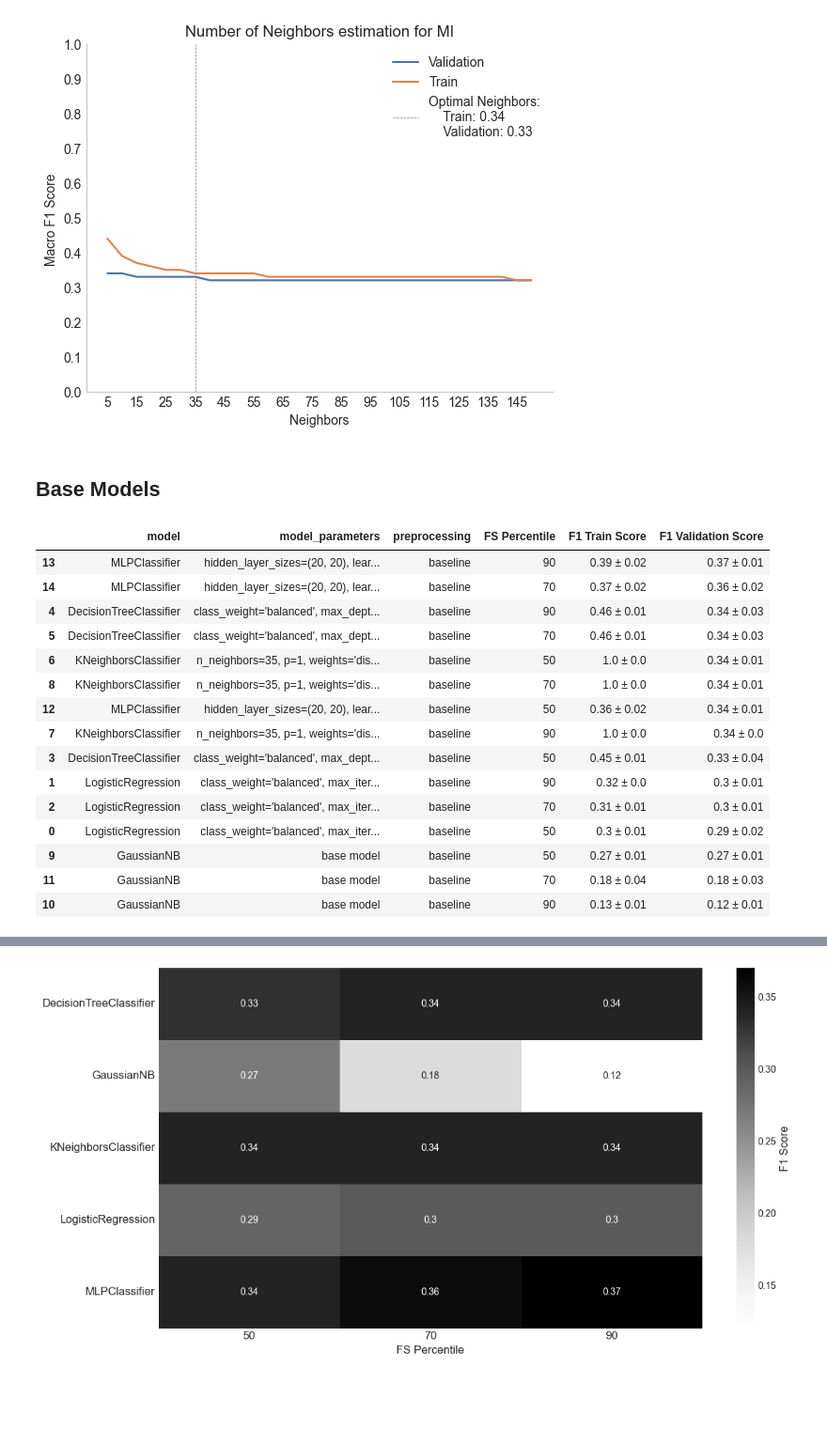
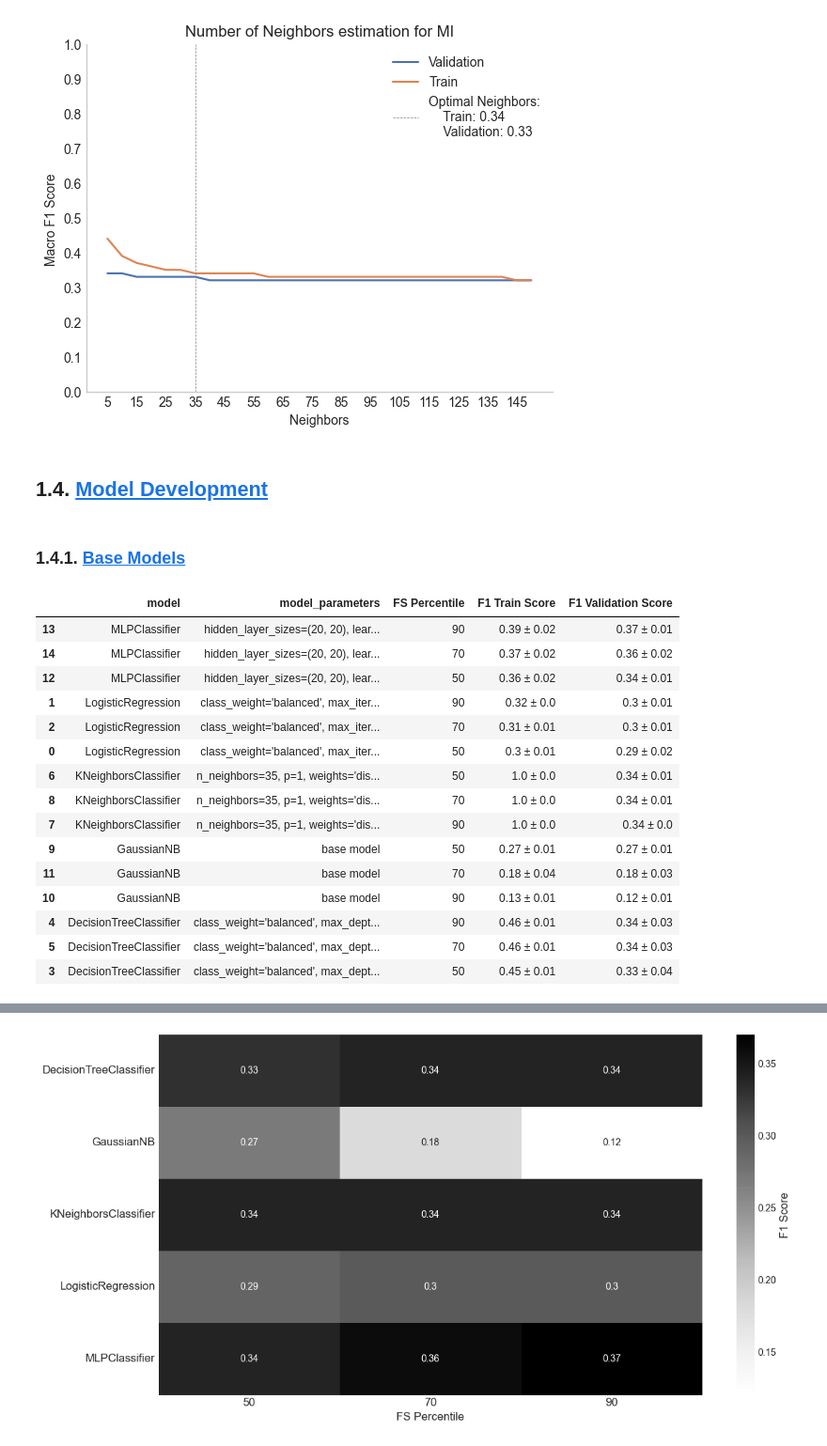
Before and after one commit to DiogoPF/Multiclass_Classification-WCB, a Jupyter notebook: Pipeline_diogo.ipynb, the cells around one changed output, grey strips where cells are left out. Shown: that part at 94% size. Saved outputs shown, nothing was run; the diff lists cells and outputs as text; code cells hidden in the pictures; blank space fills up the shorter version.

Commit message:
figures and tables updated

```diff
--- a/Pipeline_diogo.ipynb
+++ b/Pipeline_diogo.ipynb
@@ -1023,9 +1108,7 @@ class Binary_Feature_Engineering(BaseEstimator, TransformerMixin):
             "Assembly Date",
         ]
         for col in date_columns:
-            X[col] = pd.to_datetime(
-                X[col], errors="coerce"
-            )  # Convert to datetime, coercing invalid values to NaT
+            X[col] = pd.to_datetime(X[col], errors="coerce")
 
         # Missing Date Flags (Assembly Date is never missing)
         for col in ["Accident Date", "C-2 Date", "C-3 Date", "First Hearing Date"]:
@@ -1293,8 +1396,10 @@ plt.title("Number of Neighbors estimation for MI")
 plt.show()
 # %% [output]
 [figure]
-# %% [markdown]
-## Base Models
+# %% [markdown]
+## 1.4. <a id='toc1_4_'></a>[Model Development](#toc0_)
+# %% [markdown]
+### 1.4.1. <a id='toc1_4_1_'></a>[Base Models](#toc0_)
 # %%
 run = False
 
@@ -1371,37 +1476,43 @@ if run:
 else:
     base_models_gs = load("./runs/base_models.joblib")
 # %%
-base_models_df = compare_models(
+base_models_df = compare_models_df(
     base_models_gs, {"feature_selection__percentile": "FS Percentile"}
 )
+
+# Beautify for table
 base_models_df["model_parameters"] = (
     base_models_df["model_parameters"]
     .apply(lambda text: (re.search(r"\((.*)\)", str(text), re.DOTALL).group(1)))
     .replace("", "base model")
     .str.replace("\n", "", regex=False)
 )
+base_models_df = base_models_df.sort_values(
+    by=["model", "F1 Validation Score"], ascending=[False, False]
+)
 
+base_models_df = base_models_df.drop("preprocessing", axis=1)
 # base_models_df.to_latex(
 #     "./figures/tables/src/base_models.tex",
 #     float_format="%.2f",
 #     index=False,
 #     escape=True,
 # )
-base_models_df.sort_values(by="F1 Validation Score", ascending=False)
+base_models_df
 # %% [output]
-|  | model | model_parameters | preprocessing | FS Percentile | F1 Train Score | F1 Validation Score |
-| 13 | MLPClassifier | hidden_layer_sizes=(20, 20), lear... | baseline | 90 | 0.39 ± 0.02 | 0.37 ± 0.01 |
-| 14 | MLPClassifier | hidden_layer_sizes=(20, 20), lear... | baseline | 70 | 0.37 ± 0.02 | 0.36 ± 0.02 |
-| 4 | DecisionTreeClassifier | class_weight='balanced', max_dept... | baseline | 90 | 0.46 ± 0.01 | 0.34 ± 0.03 |
-| 5 | DecisionTreeClassifier | class_weight='balanced', max_dept... | baseline | 70 | 0.46 ± 0.01 | 0.34 ± 0.03 |
-| 6 | KNeighborsClassifier | n_neighbors=35, p=1, weights='dis... | baseline | 50 | 1.0 ± 0.0 | 0.34 ± 0.01 |
-| 8 | KNeighborsClassifier | n_neighbors=35, p=1, weights='dis... | baseline | 70 | 1.0 ± 0.0 | 0.34 ± 0.01 |
-| 12 | MLPClassifier | hidden_layer_sizes=(20, 20), lear... | baseline | 50 | 0.36 ± 0.02 | 0.34 ± 0.01 |
-| 7 | KNeighborsClassifier | n_neighbors=35, p=1, weights='dis... | baseline | 90 | 1.0 ± 0.0 | 0.34 ± 0.0 |
-| 3 | DecisionTreeClassifier | class_weight='balanced', max_dept... | baseline | 50 | 0.45 ± 0.01 | 0.33 ± 0.04 |
-| 1 | LogisticRegression | class_weight='balanced', max_iter... | baseline | 90 | 0.32 ± 0.0 | 0.3 ± 0.01 |
-| 2 | LogisticRegression | class_weight='balanced', max_iter... | baseline | 70 | 0.31 ± 0.01 | 0.3 ± 0.01 |
-| 0 | LogisticRegression | class_weight='balanced', max_iter... | baseline | 50 | 0.3 ± 0.01 | 0.29 ± 0.02 |
-| 9 | GaussianNB | base model | baseline | 50 | 0.27 ± 0.01 | 0.27 ± 0.01 |
-| 11 | GaussianNB | base model | baseline | 70 | 0.18 ± 0.04 | 0.18 ± 0.03 |
-| 10 | GaussianNB | base model | baseline | 90 | 0.13 ± 0.01 | 0.12 ± 0.01 |
+|  | model | model_parameters | FS Percentile | F1 Train Score | F1 Validation Score |
+| 13 | MLPClassifier | hidden_layer_sizes=(20, 20), lear... | 90 | 0.39 ± 0.02 | 0.37 ± 0.01 |
+| 14 | MLPClassifier | hidden_layer_sizes=(20, 20), lear... | 70 | 0.37 ± 0.02 | 0.36 ± 0.02 |
+| 12 | MLPClassifier | hidden_layer_sizes=(20, 20), lear... | 50 | 0.36 ± 0.02 | 0.34 ± 0.01 |
+| 1 | LogisticRegression | class_weight='balanced', max_iter... | 90 | 0.32 ± 0.0 | 0.3 ± 0.01 |
+| 2 | LogisticRegression | class_weight='balanced', max_iter... | 70 | 0.31 ± 0.01 | 0.3 ± 0.01 |
+| 0 | LogisticRegression | class_weight='balanced', max_iter... | 50 | 0.3 ± 0.01 | 0.29 ± 0.02 |
+| 6 | KNeighborsClassifier | n_neighbors=35, p=1, weights='dis... | 50 | 1.0 ± 0.0 | 0.34 ± 0.01 |
+| 8 | KNeighborsClassifier | n_neighbors=35, p=1, weights='dis... | 70 | 1.0 ± 0.0 | 0.34 ± 0.01 |
+| 7 | KNeighborsClassifier | n_neighbors=35, p=1, weights='dis... | 90 | 1.0 ± 0.0 | 0.34 ± 0.0 |
+| 9 | GaussianNB | base model | 50 | 0.27 ± 0.01 | 0.27 ± 0.01 |
+| 11 | GaussianNB | base model | 70 | 0.18 ± 0.04 | 0.18 ± 0.03 |
+| 10 | GaussianNB | base model | 90 | 0.13 ± 0.01 | 0.12 ± 0.01 |
+| 4 | DecisionTreeClassifier | class_weight='balanced', max_dept... | 90 | 0.46 ± 0.01 | 0.34 ± 0.03 |
+| 5 | DecisionTreeClassifier | class_weight='balanced', max_dept... | 70 | 0.46 ± 0.01 | 0.34 ± 0.03 |
+| 3 | DecisionTreeClassifier | class_weight='balanced', max_dept... | 50 | 0.45 ± 0.01 | 0.33 ± 0.04 |
```
Also changed, not shown: parts of 44 cells of this notebook, 10 other files.
